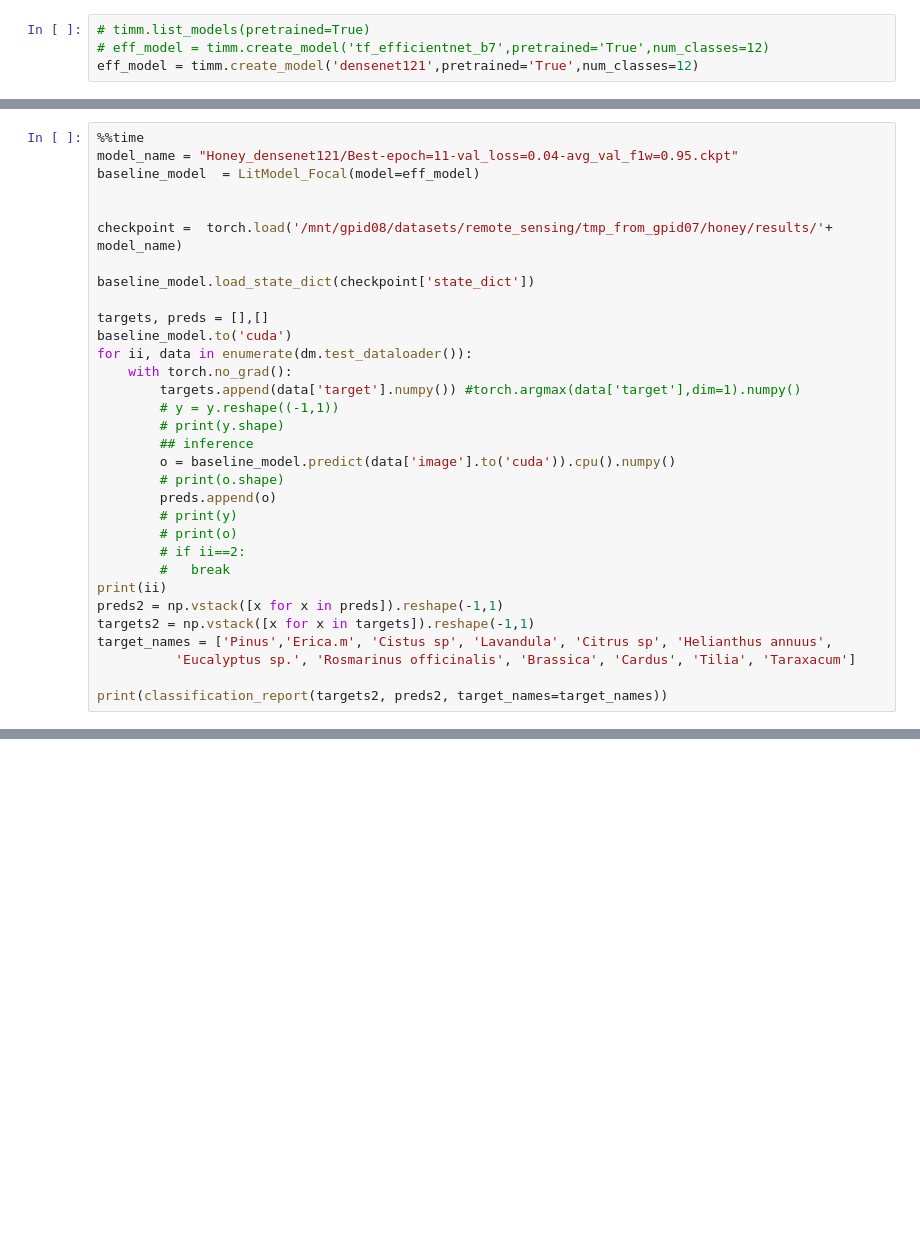
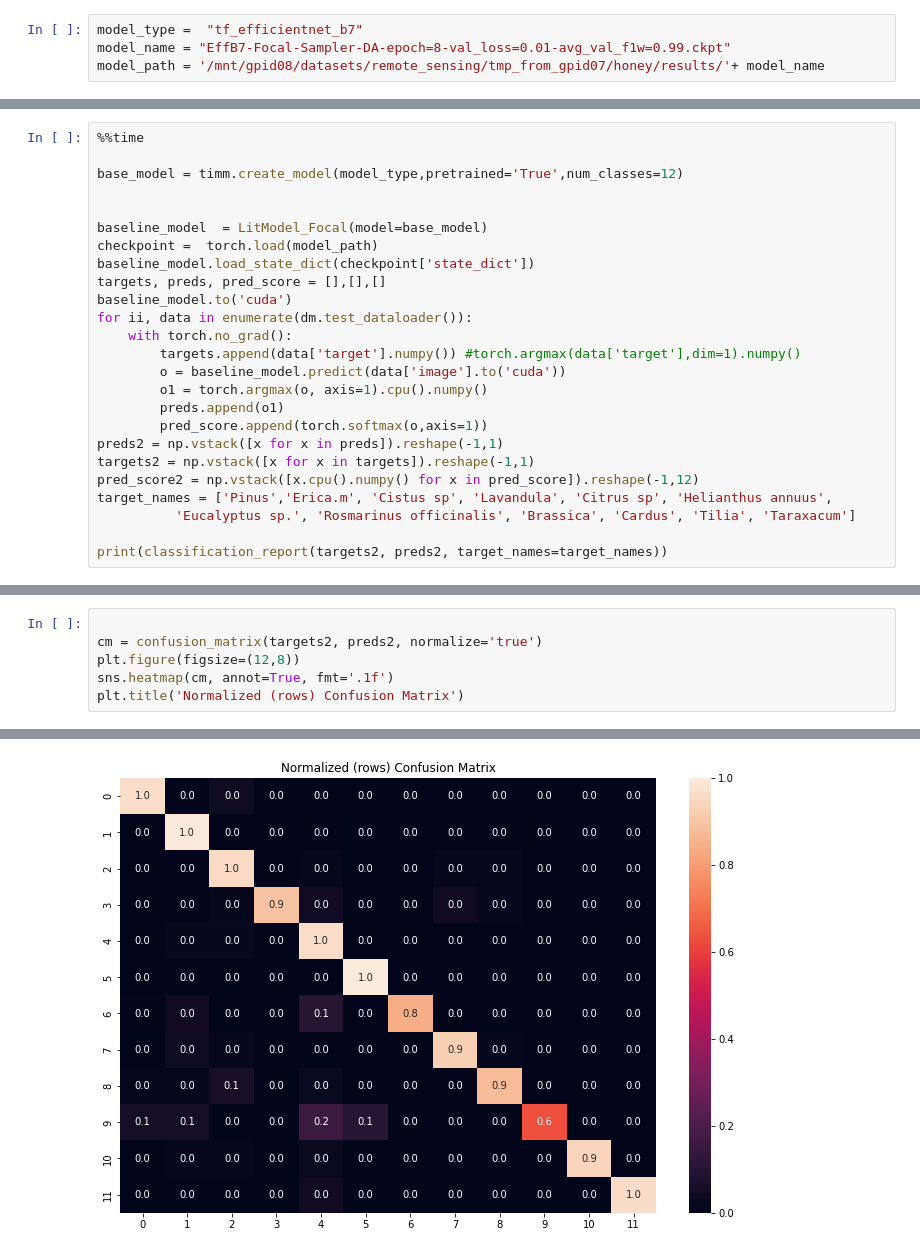
Before and after one commit to luissalgueiro/honey_test, a Jupyter notebook: Test.ipynb, the cells around one changed output, grey strips where cells are left out. Saved outputs shown, nothing was run; the diff lists cells and outputs as text; blank space fills up the shorter version.

```diff
--- a/Test.ipynb
+++ b/Test.ipynb
@@ -222,4 +132,4 @@ class LitModel_Focal(pl.LightningModule):
 # %%
-# timm.list_models(pretrained=True)
-# eff_model = timm.create_model('tf_efficientnet_b7',pretrained='True',num_classes=12)
-eff_model = timm.create_model('densenet121',pretrained='True',num_classes=12)
+model_type =  "tf_efficientnet_b7"
+model_name = "EffB7-Focal-Sampler-DA-epoch=8-val_loss=0.01-avg_val_f1w=0.99.ckpt"
+model_path = '/mnt/gpid08/datasets/remote_sensing/tmp_from_gpid07/honey/results/'+ model_name
@@ -233,31 +136,24 @@ eff_model_focal_sampler  = LitModel_Focal(model=eff_model)
 # %%
 %%time
-model_name = "Honey_densenet121/Best-epoch=11-val_loss=0.04-avg_val_f1w=0.95.ckpt"
-baseline_model  = LitModel_Focal(model=eff_model)
+
+base_model = timm.create_model(model_type,pretrained='True',num_classes=12)
 
 
-checkpoint =  torch.load('/mnt/gpid08/datasets/remote_sensing/tmp_from_gpid07/honey/results/'+ model_name)
-
+baseline_model  = LitModel_Focal(model=base_model)
+checkpoint =  torch.load(model_path)
 baseline_model.load_state_dict(checkpoint['state_dict'])
-
-targets, preds = [],[]
+targets, preds, pred_score = [],[],[]
 baseline_model.to('cuda')
 for ii, data in enumerate(dm.test_dataloader()):
     with torch.no_grad():
         targets.append(data['target'].numpy()) #torch.argmax(data['target'],dim=1).numpy()
-        # y = y.reshape((-1,1))
-        # print(y.shape)
-        ## inference
-        o = baseline_model.predict(data['image'].to('cuda')).cpu().numpy()
-        # print(o.shape)
-        preds.append(o)
-        # print(y)
-        # print(o)
-        # if ii==2:
-        #   break
-print(ii)
+        o = baseline_model.predict(data['image'].to('cuda'))
+        o1 = torch.argmax(o, axis=1).cpu().numpy()
+        preds.append(o1)
+        pred_score.append(torch.softmax(o,axis=1))
 preds2 = np.vstack([x for x in preds]).reshape(-1,1)
 targets2 = np.vstack([x for x in targets]).reshape(-1,1)
+pred_score2 = np.vstack([x.cpu().numpy() for x in pred_score]).reshape(-1,12)
 target_names = ['Pinus','Erica.m', 'Cistus sp', 'Lavandula', 'Citrus sp', 'Helianthus annuus',
           'Eucalyptus sp.', 'Rosmarinus officinalis', 'Brassica', 'Cardus', 'Tilia', 'Taraxacum']
 
@@ -282,0 +206,7 @@ Wall time: 29.2 s
+# %%
+
+cm = confusion_matrix(targets2, preds2, normalize='true')
+plt.figure(figsize=(12,8))
+sns.heatmap(cm, annot=True, fmt='.1f')
+plt.title('Normalized (rows) Confusion Matrix')
+# %% [output]
@@ -282,0 +214 @@ Wall time: 29.2 s
+[figure, added]
```
Also changed, not shown: parts of 16 cells of this notebook.
